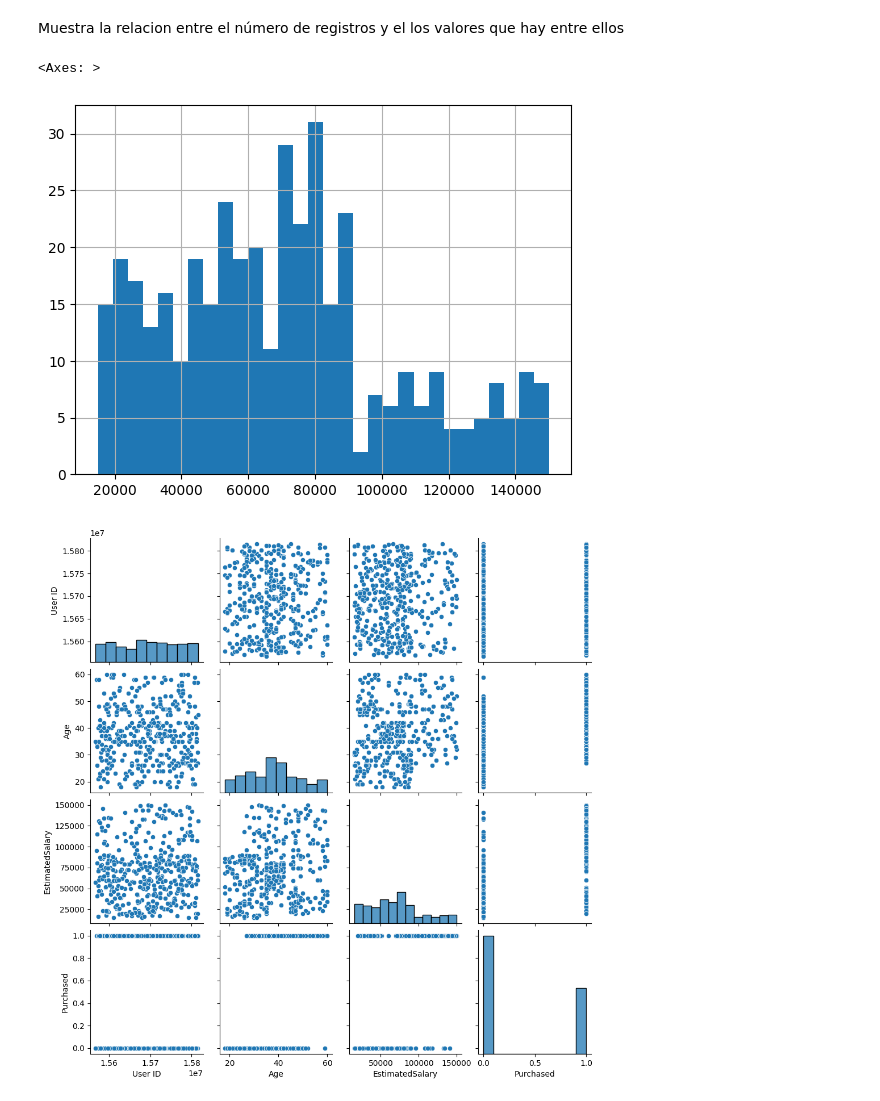
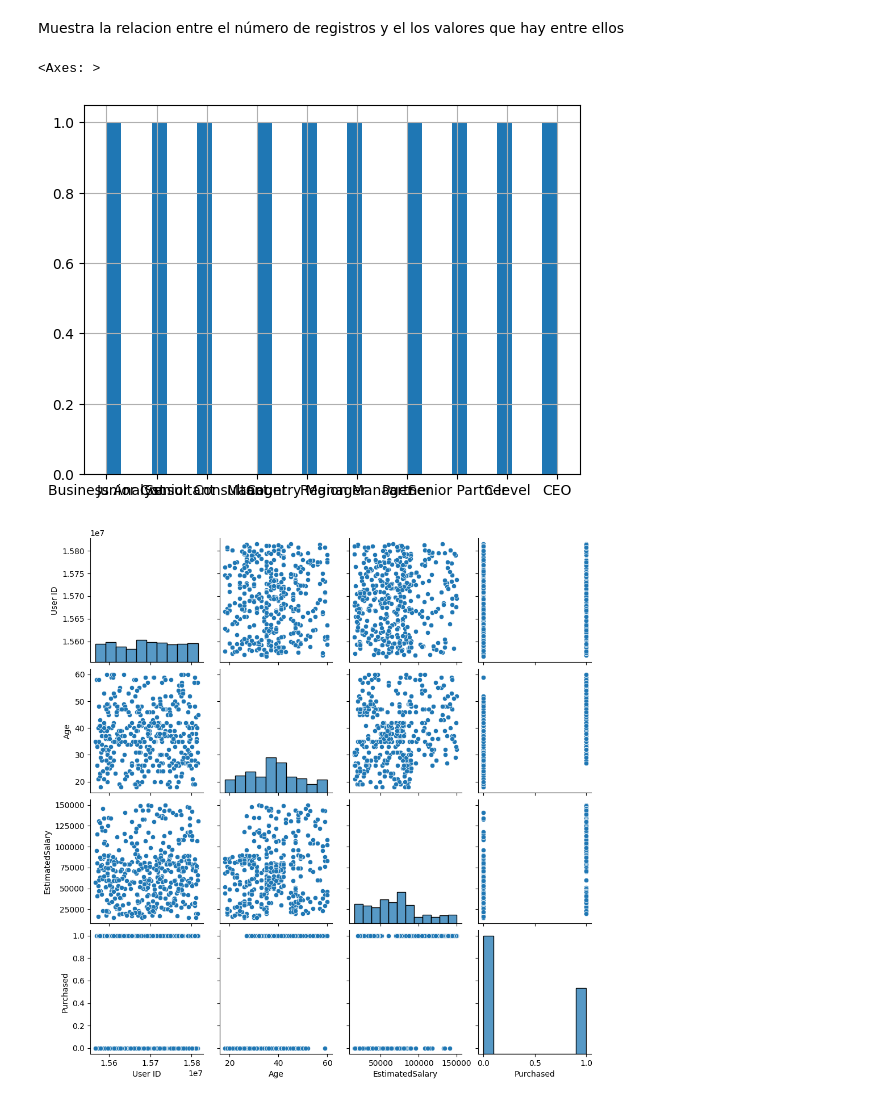
Before and after one commit to esyacelga/ai-proyecto-local, a Jupyter notebook: regresion-svr-soporte-vectorial/src/notebooks/machine-learning-code.ipynb, the cells around one changed output. Drawn from its saved outputs; the diff is of its cells as text; code cells hidden in the pictures.

```diff
--- a/regresion-svr-soporte-vectorial/src/notebooks/machine-learning-code.ipynb
+++ b/regresion-svr-soporte-vectorial/src/notebooks/machine-learning-code.ipynb
@@ -4,18 +4,18 @@
 import matplotlib.pyplot as plt
 import pandas as pd
 
-dataset = pd.read_csv("./data/social_net_data.csv")
+dataset = pd.read_csv("./data/position_salaries_data.csv")
 
 dataset.head()
-x = dataset.iloc[:, [2,3]].values
-y = dataset.iloc[:, 4].values
+x = dataset.iloc[:, 1:2].values
+y = dataset.iloc[:, 2].values
 # %% [markdown]
 Muestra la relacion entre el número de registros y el los valores que hay entre ellos
 # %%
-dataset.EstimatedSalary.hist(bins=30)
+dataset.Position.hist(bins=30)
 # %% [output]
 <Axes: >
-[figure, old version]
+[figure, new version]
 # %%
 import matplotlib.pyplot  as plt
 import seaborn as sns
```
Also changed, not shown: parts of 12 cells of this notebook, 1 other file.
